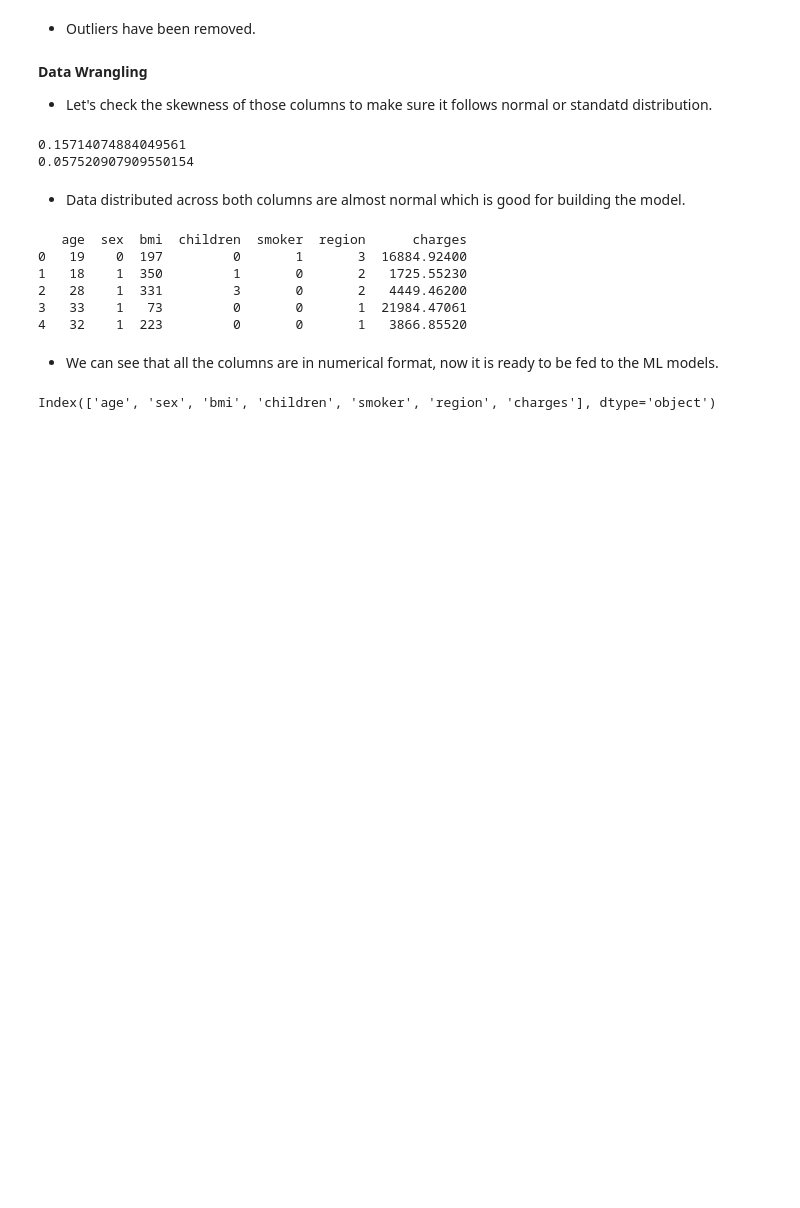
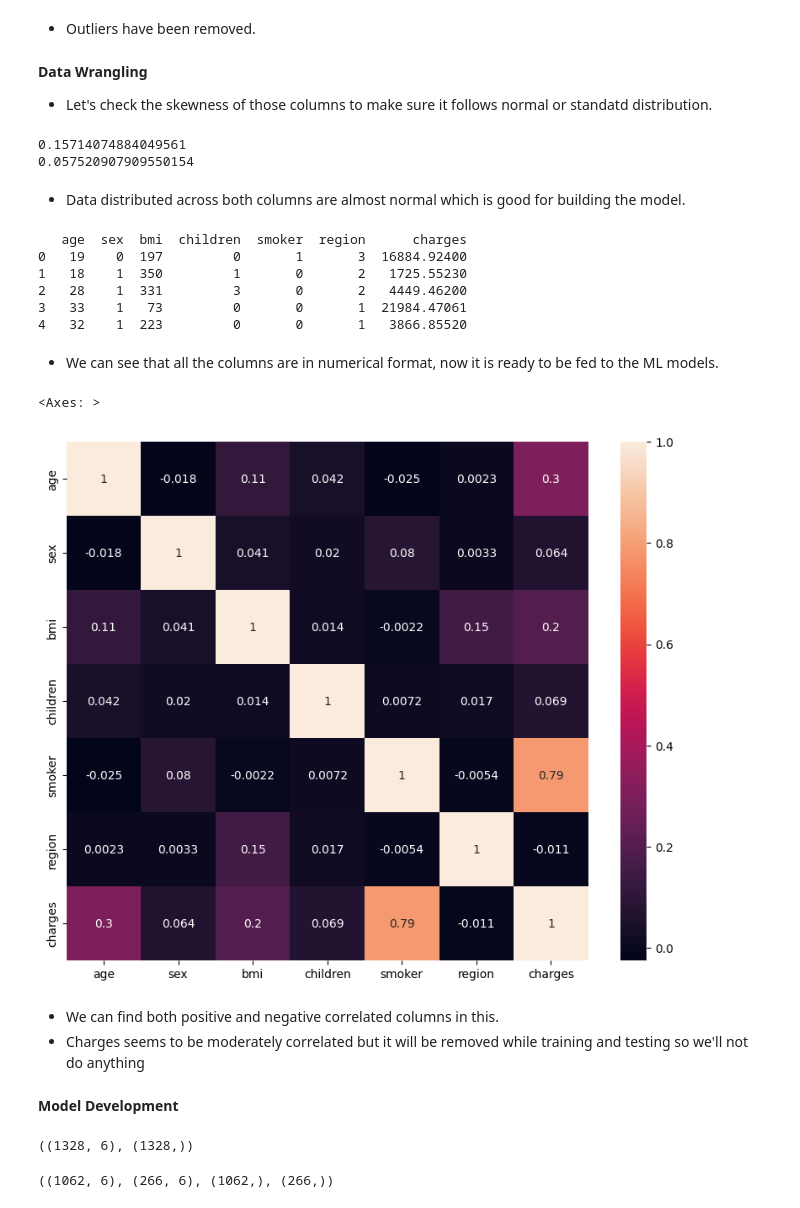
Before and after one commit to rizz045/Medical-Insurance-Price-Prediction-using-Machine-Learning, a Jupyter notebook: Medical_insurance_price_prediction_using_ML.ipynb, the cells around one changed output. Saved outputs shown, nothing was run; the diff lists cells and outputs as text; code cells hidden in the pictures; blank space fills up the shorter version.

```diff
--- a/Medical_insurance_price_prediction_using_ML.ipynb
+++ b/Medical_insurance_price_prediction_using_ML.ipynb
@@ -199,7 +199,31 @@ print(df.head())
 4   32    1  223         0       0       1   3866.85520
 # %% [markdown]
 * We can see that all the columns are in numerical format, now it is ready to be fed to the ML models.
-# %%
-df.columns
-# %% [output]
-Index(['age', 'sex', 'bmi', 'children', 'smoker', 'region', 'charges'], dtype='object')
+# %%
+#Let's checl for correlation among the columns
+plt.figure(figsize=(10,8))
+sns.heatmap(df.corr(), annot=True)
+plt.show()
+# %% [output]
+<Axes: >
+[figure, added]
+# %% [markdown]
+* We can find both positive and negative correlated columns in this.
+* Charges seems to be moderately correlated but it will be removed while training and testing so we'll not do anything
+# %% [markdown]
+**Model Development**
+# %%
+# Feature Extraction
+x = df.drop(['charges'], axis=1)
+y = df['charges']
+x.shape, y.shape
+# %% [output]
+((1328, 6), (1328,))
+# %%
+# Split the data set for training and testing
+from sklearn.model_selection import train_test_split
+
+x_train, x_test, y_train, y_test = train_test_split(x, y, test_size=0.2, random_state=42)
+x_train.shape, x_test.shape, y_train.shape, y_test.shape
+# %% [output]
+((1062, 6), (266, 6), (1062,), (266,))
```
